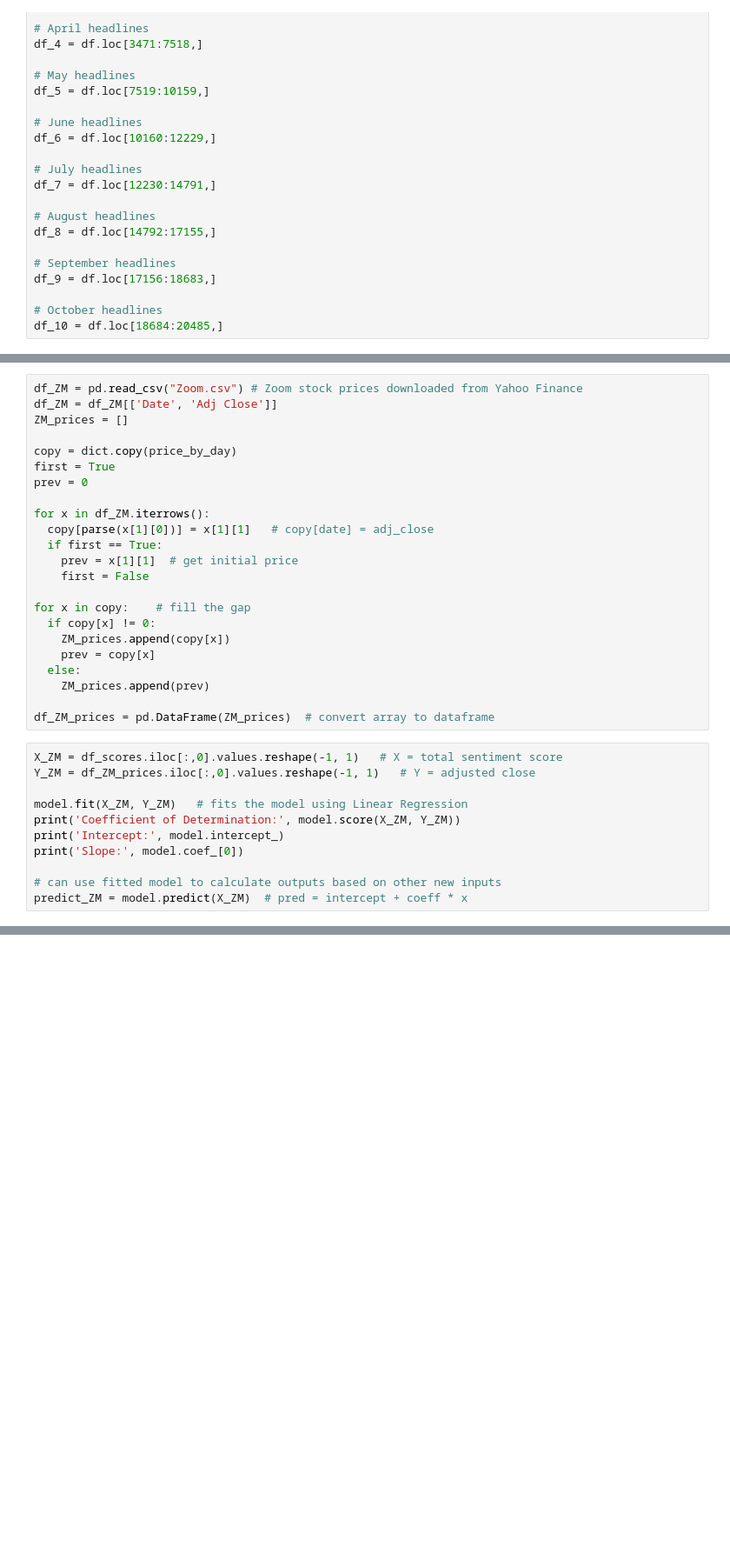
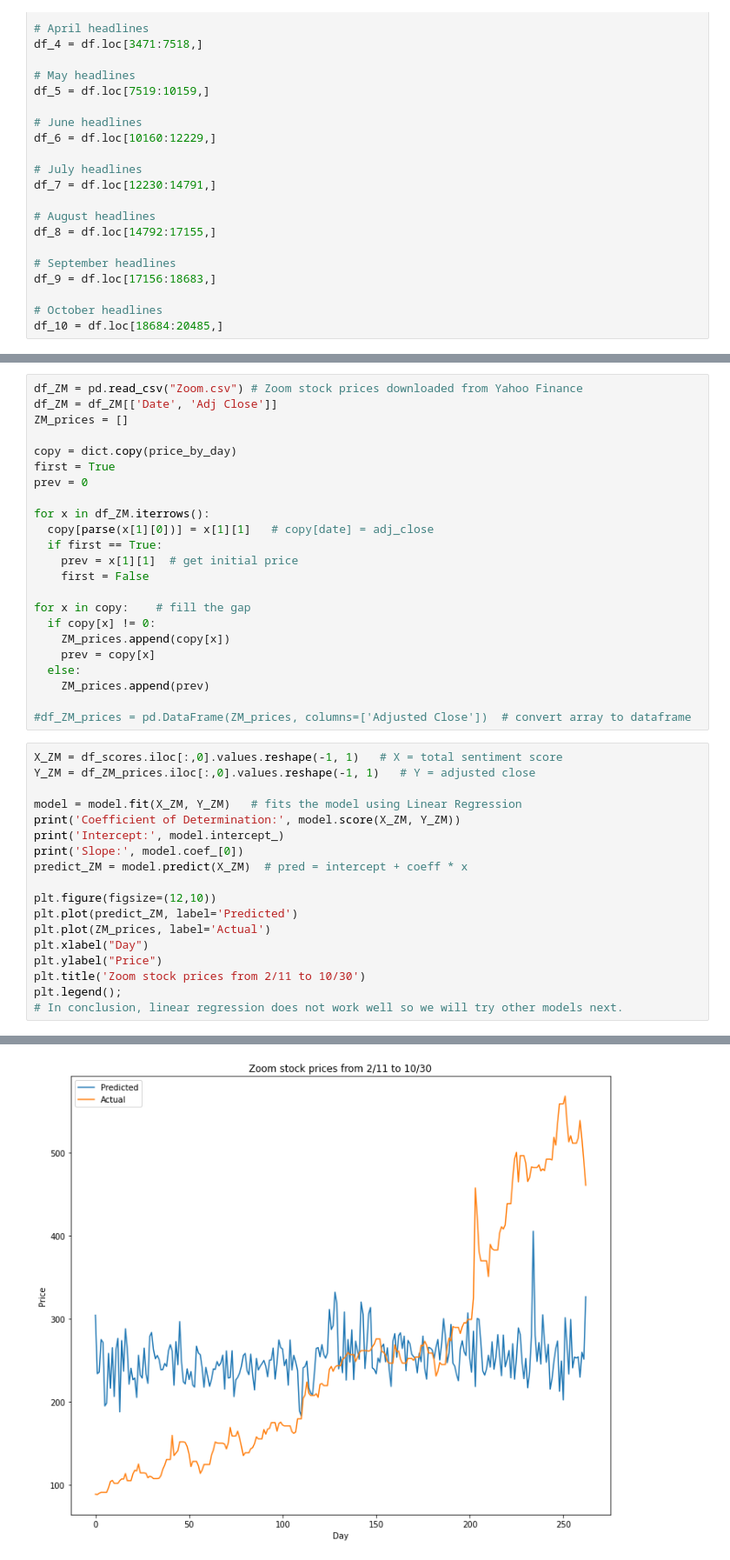
Before and after one commit to dchernysheva/ORIE-4741, a Jupyter notebook: Code/Predict_Stock_Prices_Using_Headlines.ipynb, the cells around one changed output, grey strips where cells are left out. Shown: that part at 87% size. Cells and saved outputs as stored; diff of their text form; blank space fills up the shorter version.

```diff
--- a/Code/Predict_Stock_Prices_Using_Headlines.ipynb
+++ b/Code/Predict_Stock_Prices_Using_Headlines.ipynb
@@ -132,16 +142,23 @@ for x in copy:    # fill the gap
   else:
     ZM_prices.append(prev)
 
-df_ZM_prices = pd.DataFrame(ZM_prices)  # convert array to dataframe
+#df_ZM_prices = pd.DataFrame(ZM_prices, columns=['Adjusted Close'])  # convert array to dataframe
 # %%
 X_ZM = df_scores.iloc[:,0].values.reshape(-1, 1)   # X = total sentiment score
 Y_ZM = df_ZM_prices.iloc[:,0].values.reshape(-1, 1)   # Y = adjusted close
 
-model.fit(X_ZM, Y_ZM)   # fits the model using Linear Regression
+model = model.fit(X_ZM, Y_ZM)   # fits the model using Linear Regression
 print('Coefficient of Determination:', model.score(X_ZM, Y_ZM))
 print('Intercept:', model.intercept_)
 print('Slope:', model.coef_[0])
+predict_ZM = model.predict(X_ZM)  # pred = intercept + coeff * x
 
-# can use fitted model to calculate outputs based on other new inputs
-predict_ZM = model.predict(X_ZM)  # pred = intercept + coeff * x
+plt.figure(figsize=(12,10))
+plt.plot(predict_ZM, label='Predicted')
+plt.plot(ZM_prices, label='Actual')
+plt.xlabel("Day")
+plt.ylabel("Price")
+plt.title('Zoom stock prices from 2/11 to 10/30')
+plt.legend();
+# In conclusion, linear regression does not work well so we will try other models next.
 # %% [output]
@@ -151 +168,2 @@ Slope: [4.20895712]
+[figure, added]
 # %%
```
Also changed, not shown: parts of 7 cells of this notebook.
